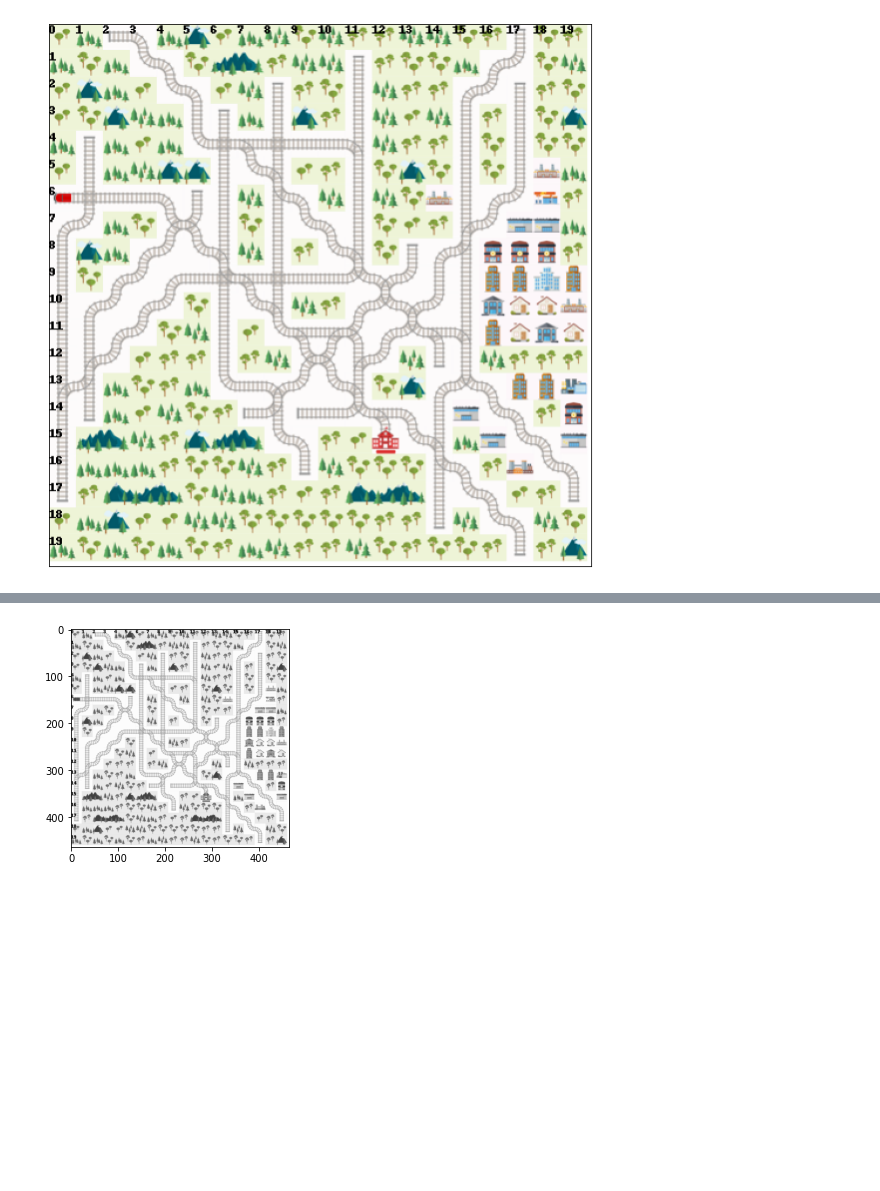
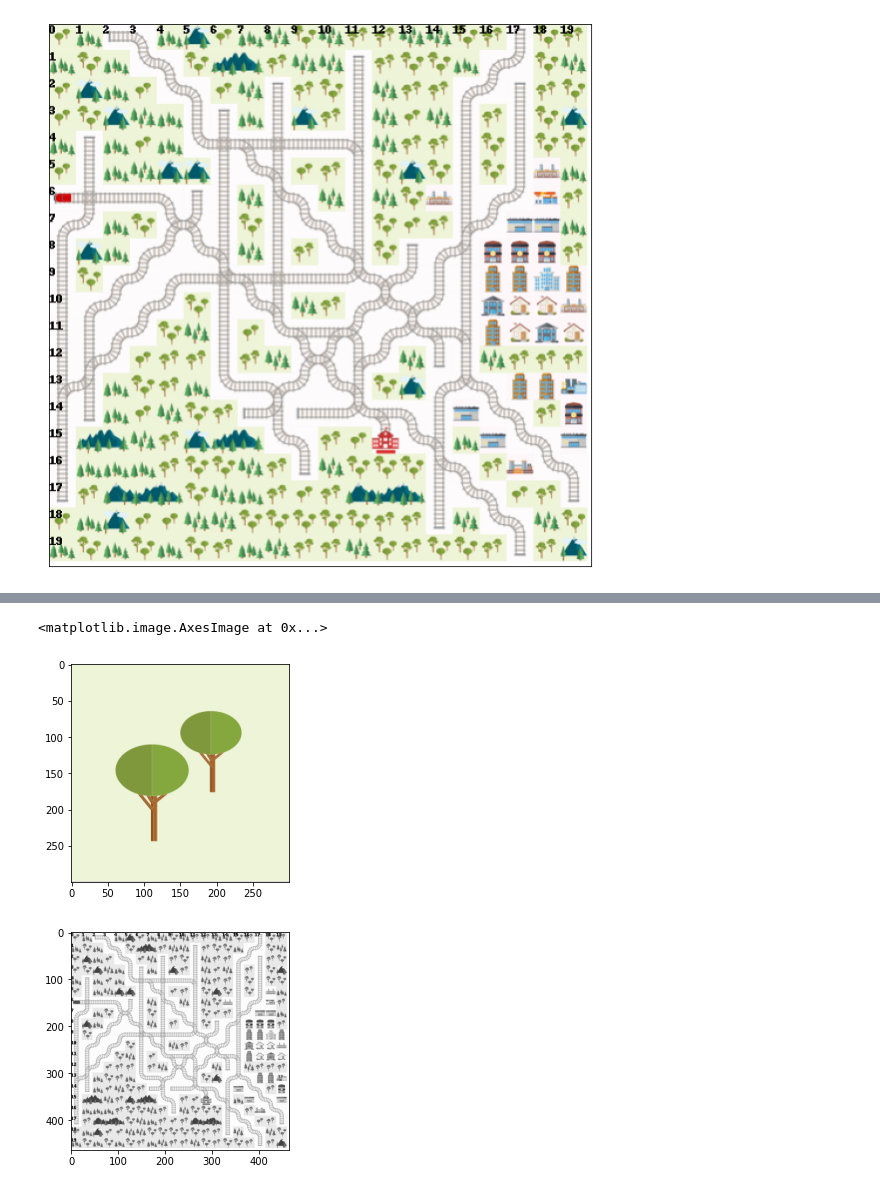
Before and after one commit to phyjoon/multi-agent-rl, a Jupyter notebook: DuellingDoubleDQN.ipynb, the cells around one changed output, grey strips where cells are left out. Drawn from its saved outputs; the diff is of its cells as text; code cells hidden in the pictures; blank space fills up the shorter version.

```diff
--- a/DuellingDoubleDQN.ipynb
+++ b/DuellingDoubleDQN.ipynb
@@ -59,3 +65,9 @@ plt.show()
+# %%
+imm = env_renderer.gl.scenery
+plt.imshow(imm[1])
+# %% [output]
+<matplotlib.image.AxesImage at 0x...>
+[figure, added]
 # %%
 # gray scale image of the env
 bw_image = np.mean(env_image, axis = 2)
```
Also changed, not shown: parts of 2 cells of this notebook.
